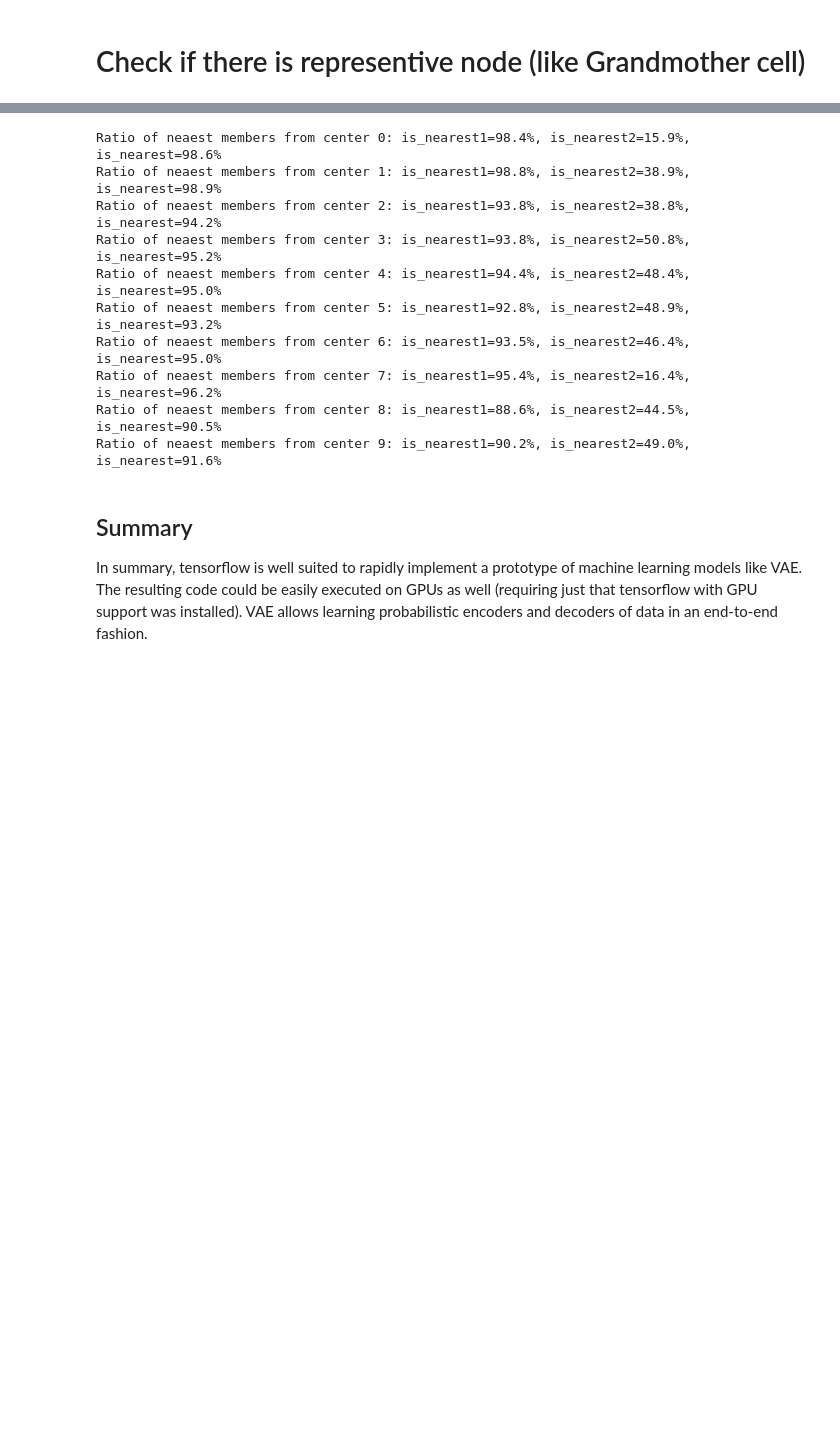
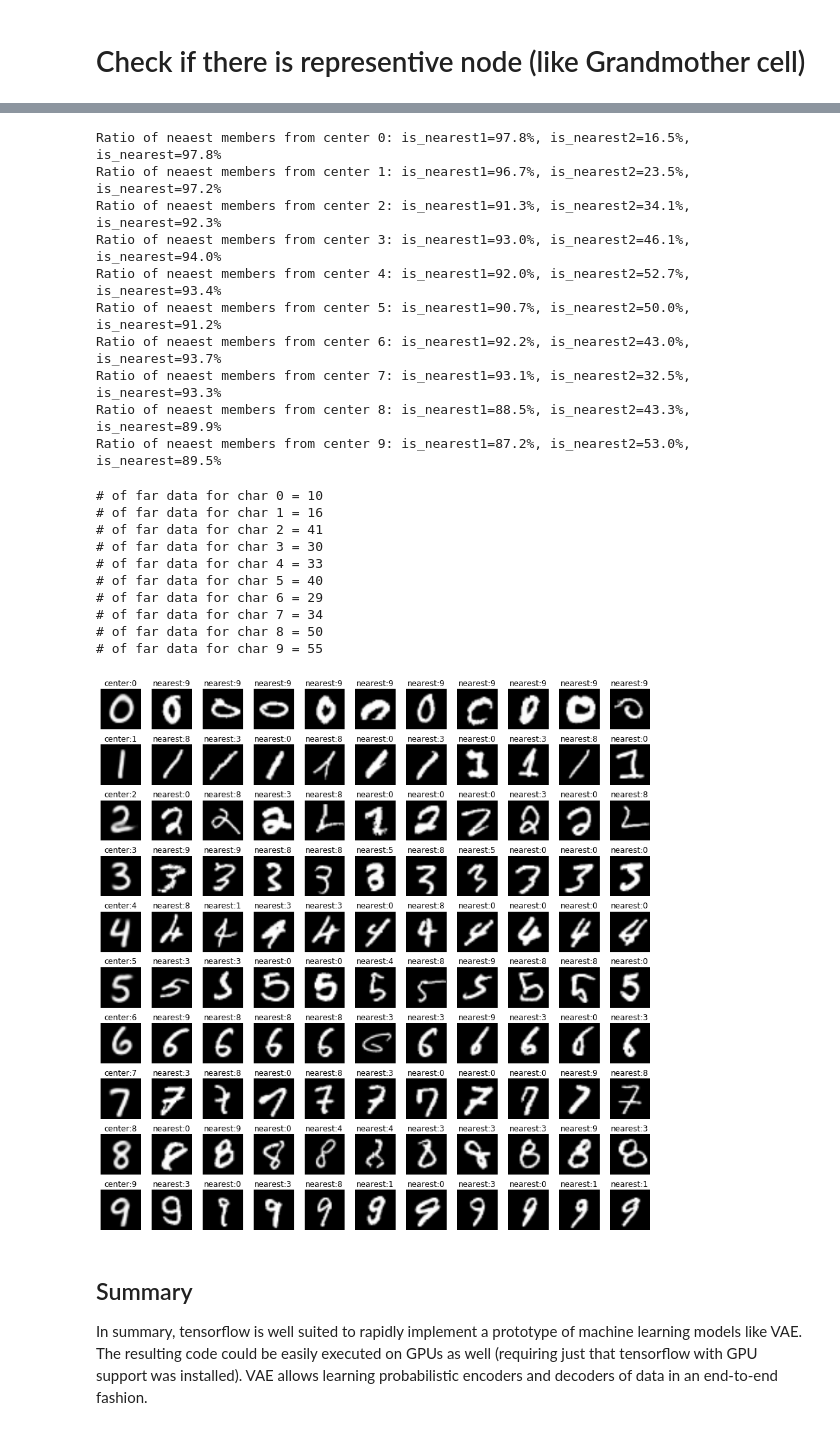
Before and after one commit to Itsukara/vae-hidden-layer, a Jupyter notebook: vae.ipynb, the cells around one changed output, grey strips where cells are left out. Saved outputs shown, nothing was run; the diff lists cells and outputs as text; code cells hidden in the pictures; blank space fills up the shorter version.

```diff
--- a/vae.ipynb
+++ b/vae.ipynb
@@ -425,14 +419,9 @@ plt.show()
 # Calculate ratio of data in cluster of which nearest center is its center
 # Result: 90% - 98.9% of cluster member are nearest from the center
 
-def distance1(x, y):
-    return np.sum((x - y)**2, axis=-1)
 
-def distance2(x, y):
-    lx = np.sqrt(np.sum(x * x, axis=-1))
-    ly = np.sqrt(np.sum(y * y, axis=-1))
-    return 1.0 - np.sum(x * y, axis=-1) / (lx * ly)
-
+far_xs = []
+nearest_centers1 = []
 for i in range(10):
   z_mu = z_mus[i]
   distance1i = distance1(z_mu, centers[i])
@@ -440,6 +429,10 @@ for i in range(10):
   i_is_nearest1 = np.ones(z_mu.shape[0])
   i_is_nearest2 = np.ones(z_mu.shape[0])
   i_is_nearest  = np.ones(z_mu.shape[0])
+
+  nearest_center1i  = np.ones(z_mu.shape[0], dtype=np.int) * i
+  nearest_disance1i = distance1i
+
   for j in range(10):
     if i == j:
       continue
@@ -452,22 +445,69 @@ for i in range(10):
     i_is_nearest2 = i_is_nearest2 * i_is_near2
     i_is_nearest  = i_is_nearest  * i_is_near
 
+    j_is_near1 = distance1j < nearest_disance1i
+    nearest_disance1i[j_is_near1] = distance1j[j_is_near1]
+    nearest_center1i[j_is_near1] = j
+
+  i_is_far = (np.ones_like(i_is_nearest) - i_is_nearest).astype(np.bool)
+  far_x = x_sample_of_chars[i][i_is_far]
+  far_xs.append(far_x)
+  nearest_centers1.append(nearest_center1i[i_is_far])
+
   count1 = np.sum(i_is_nearest1)/z_mu.shape[0]
   count2 = np.sum(i_is_nearest2)/z_mu.shape[0]
   count  = np.sum(i_is_nearest )/z_mu.shape[0]
   print("Ratio of neaest members from center {}: is_nearest1={:.1f}%, is_nearest2={:.1f}%, is_nearest={:.1f}%".format(
         i, count1*100, count2*100, count*100))
 # %% [output]
-Ratio of neaest members from center 0: is_nearest1=98.4%, is_nearest2=15.9%, is_nearest=98.6%
-Ratio of neaest members from center 1: is_nearest1=98.8%, is_nearest2=38.9%, is_nearest=98.9%
-Ratio of neaest members from center 2: is_nearest1=93.8%, is_nearest2=38.8%, is_nearest=94.2%
-Ratio of neaest members from center 3: is_nearest1=93.8%, is_nearest2=50.8%, is_nearest=95.2%
-Ratio of neaest members from center 4: is_nearest1=94.4%, is_nearest2=48.4%, is_nearest=95.0%
-Ratio of neaest members from center 5: is_nearest1=92.8%, is_nearest2=48.9%, is_nearest=93.2%
-Ratio of neaest members from center 6: is_nearest1=93.5%, is_nearest2=46.4%, is_nearest=95.0%
-Ratio of neaest members from center 7: is_nearest1=95.4%, is_nearest2=16.4%, is_nearest=96.2%
-Ratio of neaest members from center 8: is_nearest1=88.6%, is_nearest2=44.5%, is_nearest=90.5%
-Ratio of neaest members from center 9: is_nearest1=90.2%, is_nearest2=49.0%, is_nearest=91.6%
+Ratio of neaest members from center 0: is_nearest1=97.8%, is_nearest2=16.5%, is_nearest=97.8%
+Ratio of neaest members from center 1: is_nearest1=96.7%, is_nearest2=23.5%, is_nearest=97.2%
+Ratio of neaest members from center 2: is_nearest1=91.3%, is_nearest2=34.1%, is_nearest=92.3%
+Ratio of neaest members from center 3: is_nearest1=93.0%, is_nearest2=46.1%, is_nearest=94.0%
+Ratio of neaest members from center 4: is_nearest1=92.0%, is_nearest2=52.7%, is_nearest=93.4%
+Ratio of neaest members from center 5: is_nearest1=90.7%, is_nearest2=50.0%, is_nearest=91.2%
+Ratio of neaest members from center 6: is_nearest1=92.2%, is_nearest2=43.0%, is_nearest=93.7%
+Ratio of neaest members from center 7: is_nearest1=93.1%, is_nearest2=32.5%, is_nearest=93.3%
+Ratio of neaest members from center 8: is_nearest1=88.5%, is_nearest2=43.3%, is_nearest=89.9%
+Ratio of neaest members from center 9: is_nearest1=87.2%, is_nearest2=53.0%, is_nearest=89.5%
+# %%
+# Generate images of centers
+np_centers = np.zeros((100,30))
+np_centers[:10] = centers
+center_images = vae.generate(np_centers)
+# %%
+far_xs[0][0]
+cols = 10
+offset = 0
+plt.figure(figsize=(12, 12))
+for i in range(10):
+    plt.subplot(10, (cols + 1), (cols + 1)*i + 1)
+    plt.imshow(center_images[i].reshape(28, 28), vmin=0, vmax=1, cmap="gray")
+    plt.title("center:"+str(i))
+    plt.xticks([])
+    plt.yticks([])
+
+    len_far_i = len(far_xs[i])
+    print("# of far data for char {} = {}".format(i, len_far_i))
+    for j in range(offset, min(offset + cols, len_far_i)):
+      plt.subplot(10, (cols + 1), (cols + 1)*i + j + 2)
+      plt.imshow(far_xs[i][j].reshape(28, 28), vmin=0, vmax=1, cmap="gray")
+      plt.title("nearest:" + str(nearest_centers1[i][j]))
+      plt.xticks([])
+      plt.yticks([])
+plt.tight_layout()
+# %% [output]
+# of far data for char 0 = 10
+# of far data for char 1 = 16
+# of far data for char 2 = 41
+# of far data for char 3 = 30
+# of far data for char 4 = 33
+# of far data for char 5 = 40
+# of far data for char 6 = 29
+# of far data for char 7 = 34
+# of far data for char 8 = 50
+# of far data for char 9 = 55
+[figure, added]
 # %% [markdown]
 ## Summary
 In summary, tensorflow is well suited to rapidly implement a prototype of machine learning models like VAE. The resulting code could be easily executed on GPUs as well (requiring just that tensorflow with GPU support was installed). VAE allows learning probabilistic encoders and decoders of data in an end-to-end fashion.
```
Also changed, not shown: parts of 6 cells of this notebook.
